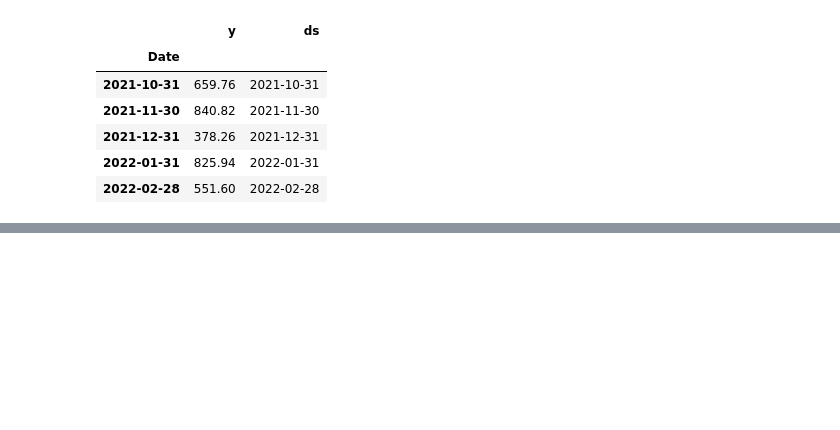
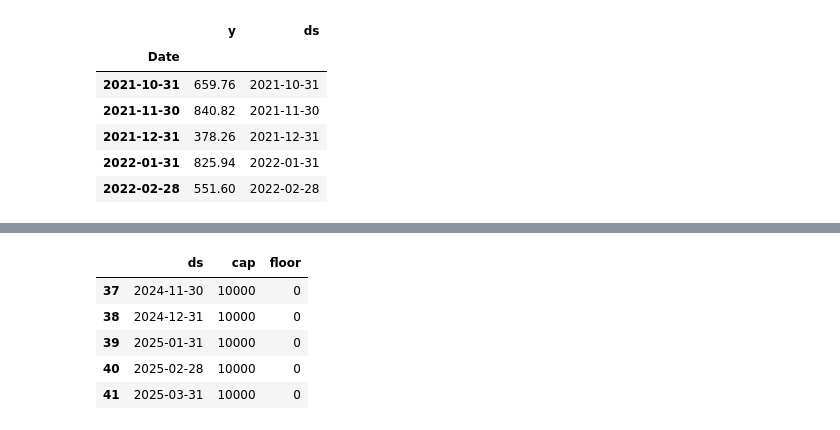
Before and after one commit to Mkranj/time_series_expenses, a Jupyter notebook: basic_timeseries.ipynb, the cells around one changed output, grey strips where cells are left out. Cells and saved outputs as stored; diff of their text form; code cells hidden in the pictures; blank space fills up the shorter version.

```diff
--- a/basic_timeseries.ipynb
+++ b/basic_timeseries.ipynb
@@ -128,0 +159,12 @@ plot_plotly(model, forecast)
+# %%
+future = model_logistic.make_future_dataframe(periods = 12, freq = "M")
+future["cap"] = 10000
+future["floor"] = 0
+future.tail()
+# %% [output]
+|  | ds | cap | floor |
+| 37 | 2024-11-30 | 10000 | 0 |
+| 38 | 2024-12-31 | 10000 | 0 |
+| 39 | 2025-01-31 | 10000 | 0 |
+| 40 | 2025-02-28 | 10000 | 0 |
+| 41 | 2025-03-31 | 10000 | 0 |
```
Also changed, not shown: parts of 7 cells of this notebook.
